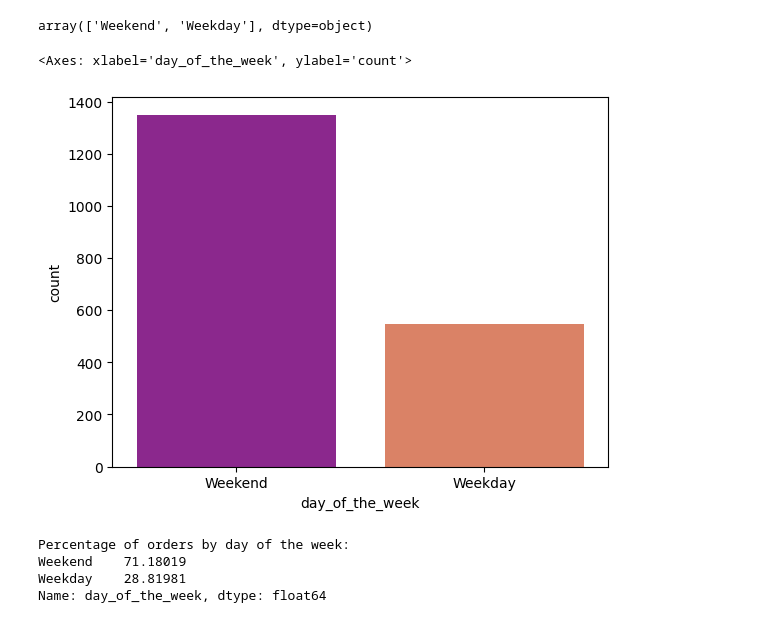
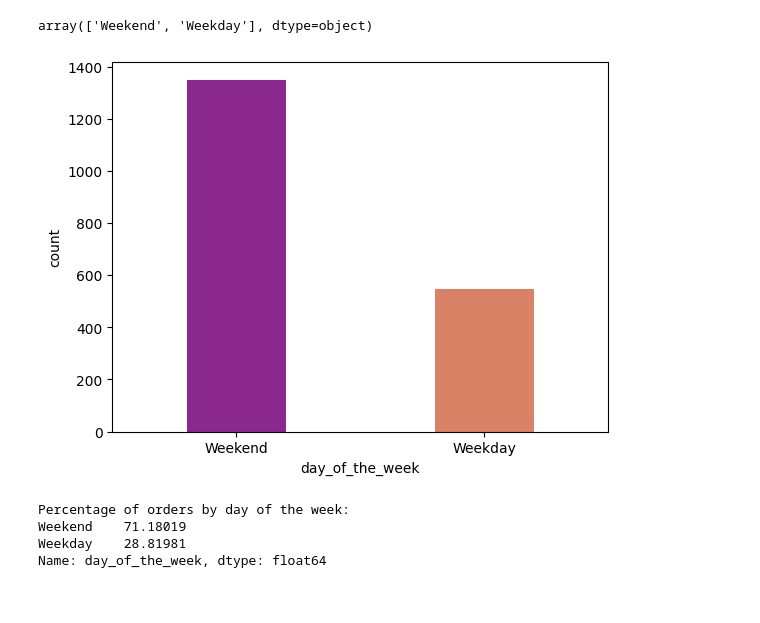
Before and after one commit to RashmiJK/PGP-AIML-FoodHub-EDA, a Jupyter notebook: Learner_Notebook_LC.ipynb, the cells around one changed output. Saved outputs shown, nothing was run; the diff lists cells and outputs as text; code cells hidden in the pictures.

```diff
--- a/Learner_Notebook_LC.ipynb
+++ b/Learner_Notebook_LC.ipynb
@@ -313,10 +313,10 @@ df['day_of_the_week'].unique() ## Complete the code to check unique values for t
 # %% [output]
 array(['Weekend', 'Weekday'], dtype=object)
 # %%
-sns.countplot(data = df, x = 'day_of_the_week', palette = 'plasma', hue='day_of_the_week', legend=False) ## Complete the code to plot a bar graph for 'day_of_the_week' column
+sns.countplot(data = df, x = 'day_of_the_week', palette = 'plasma', hue='day_of_the_week', legend=False, width = 0.4)
+plt.show()
 # %% [output]
-<Axes: xlabel='day_of_the_week', ylabel='count'>
-[figure, old version]
+[figure, new version]
 # %%
 # Get the value counts for 'day_of_the_week'
 day_counts = df['day_of_the_week'].value_counts()
```
Also changed, not shown: parts of 4 cells of this notebook.
